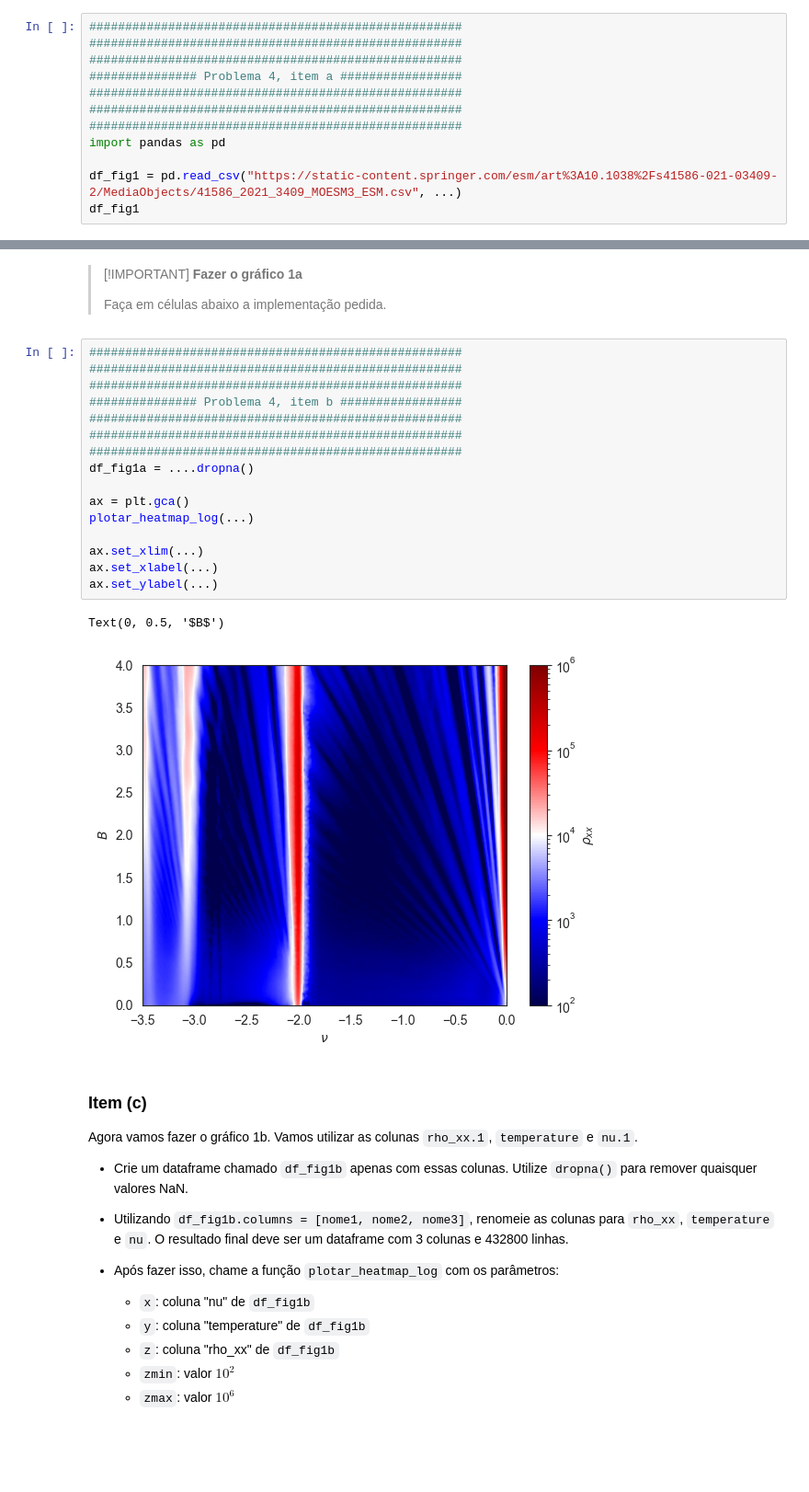
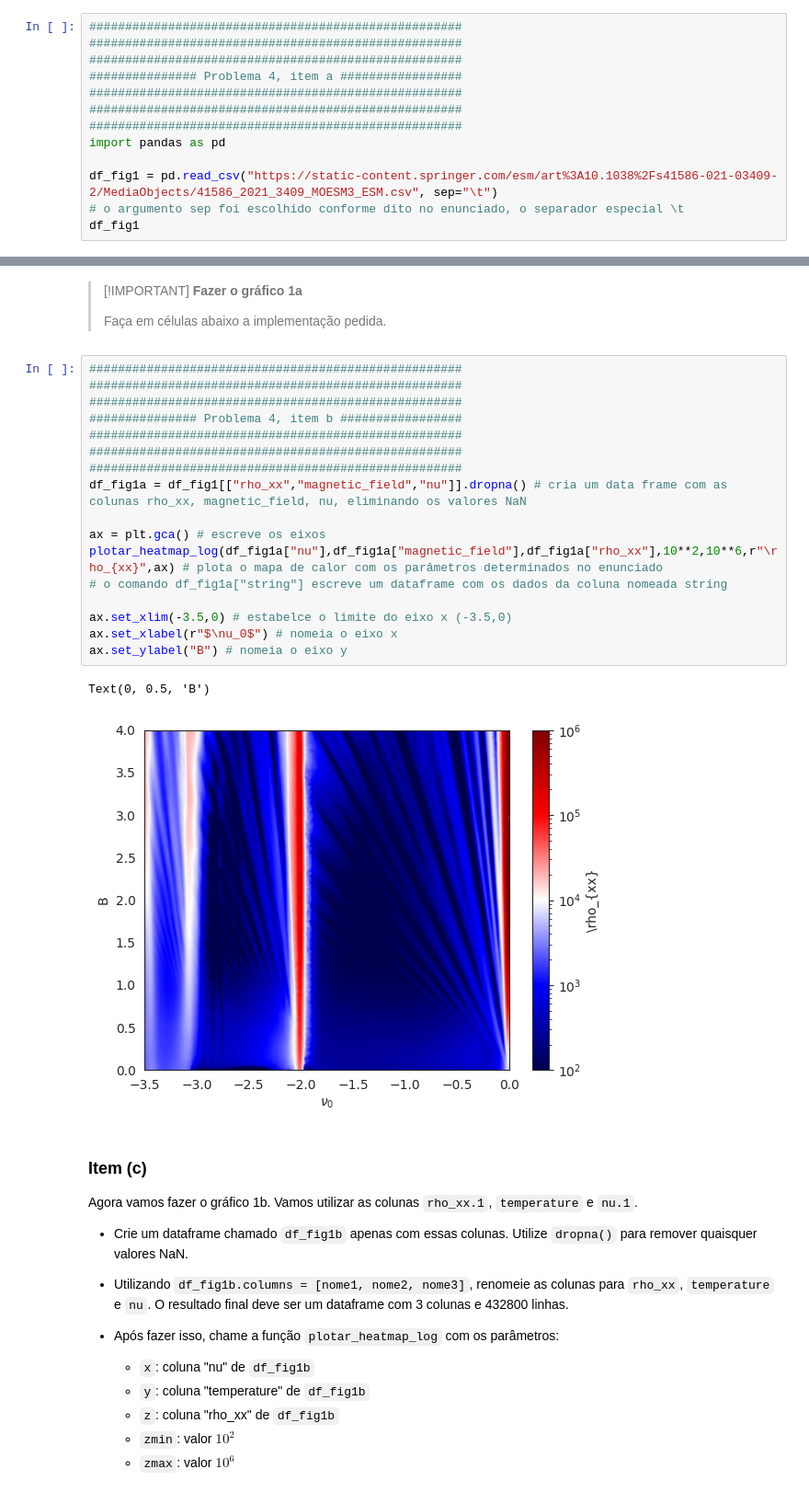
Before and after one commit to igor-inoue/trabalho_2, a Jupyter notebook: 02-trabalho_2.ipynb, the cells around one changed output, grey strips where cells are left out. Shown at 92% size. Saved outputs shown, nothing was run; the diff lists cells and outputs as text; blank space fills up the shorter version.

```diff
--- a/02-trabalho_2.ipynb
+++ b/02-trabalho_2.ipynb
@@ -786,6 +778,7 @@ Esses dados estão separados por TAB, isto é, por um separador especial `\t`.
 ####################################################
 import pandas as pd
 
-df_fig1 = pd.read_csv("https://static-content.springer.com/esm/art%3A10.1038%2Fs41586-021-03409-2/MediaObjects/41586_2021_3409_MOESM3_ESM.csv", ...)
+df_fig1 = pd.read_csv("https://static-content.springer.com/esm/art%3A10.1038%2Fs41586-021-03409-2/MediaObjects/41586_2021_3409_MOESM3_ESM.csv", sep="\t")
+# o argumento sep foi escolhido conforme dito no enunciado, o separador especial \t
 df_fig1
 # %% [output]
@@ -848,25 +853,26 @@ Agora vamos tentar plotar o gráfico 1a. Vamos utilizar as colunas `rho_xx`, `ma
 > **Fazer o gráfico 1a**
 >
 > Faça em células abaixo a implementação pedida.
-# %%
-####################################################
-####################################################
-####################################################
-############### Problema 4, item b #################
-####################################################
-####################################################
-####################################################
-df_fig1a = ....dropna()
-
-ax = plt.gca()
-plotar_heatmap_log(...)
-
-ax.set_xlim(...)
-ax.set_xlabel(...)
-ax.set_ylabel(...)
-# %% [output]
-Text(0, 0.5, '$B$')
-[figure, removed]
+# %%
+####################################################
+####################################################
+####################################################
+############### Problema 4, item b #################
+####################################################
+####################################################
+####################################################
+df_fig1a = df_fig1[["rho_xx","magnetic_field","nu"]].dropna() # cria um data frame com as colunas rho_xx, magnetic_field, nu, eliminando os valores NaN
+
+ax = plt.gca() # escreve os eixos
+plotar_heatmap_log(df_fig1a["nu"],df_fig1a["magnetic_field"],df_fig1a["rho_xx"],10**2,10**6,r"\rho_{xx}",ax) # plota o mapa de calor com os parâmetros determinados no enunciado
+# o comando df_fig1a["string"] escreve um dataframe com os dados da coluna nomeada string
+
+ax.set_xlim(-3.5,0) # estabelce o limite do eixo x (-3.5,0)
+ax.set_xlabel(r"$\nu_0$") # nomeia o eixo x
+ax.set_ylabel("B") # nomeia o eixo y
+# %% [output]
+Text(0, 0.5, 'B')
+[figure, added]
 # %% [markdown]
 ### Item (c)
 
```
Also changed, not shown: parts of 16 cells of this notebook.
